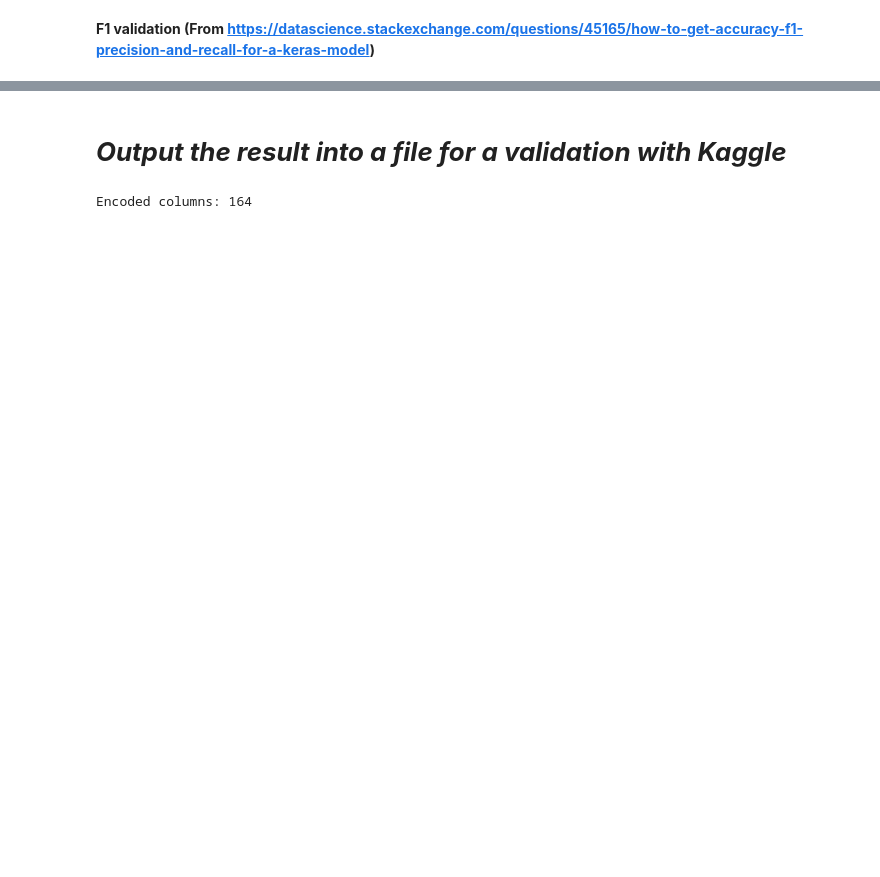
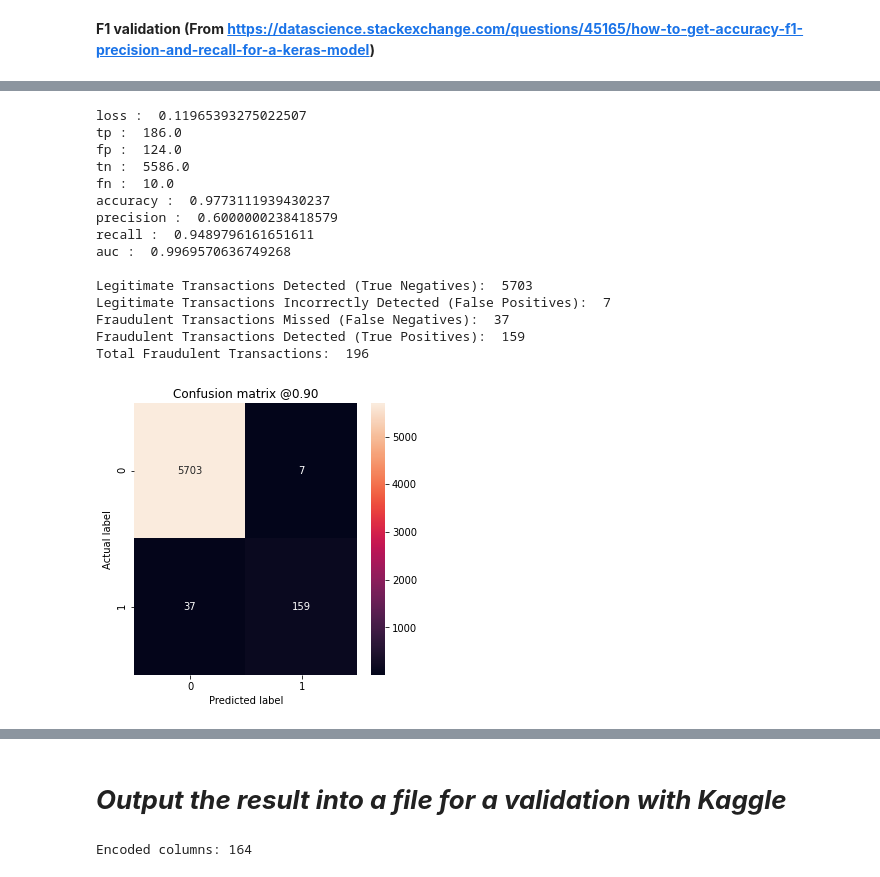
Before and after one commit to aquangnguyen1992/Advanced_Data_Science_Capstone, a Jupyter notebook: Capstone_Project.ipynb, the cells around one changed output, grey strips where cells are left out. Drawn from its saved outputs; the diff is of its cells as text; code cells hidden in the pictures; blank space fills up the shorter version.

```diff
--- a/Capstone_Project.ipynb
+++ b/Capstone_Project.ipynb
@@ -556,8 +576,28 @@ def plot_cm(labels, predictions, p=0.5):
 # %%
-baseline_results = my_model.evaluate(X_test, Y_test,
+#BATCH_SIZE = 256
+baseline_results = new_model.evaluate(X_test, Y_test,
                                   batch_size=BATCH_SIZE, verbose=0)
-for name, value in zip(model.metrics_names, baseline_results):
+for name, value in zip(new_model.metrics_names, baseline_results):
   print(name, ': ', value)
 print()
 
-plot_cm(test_labels, test_predictions_baseline)
+predictions = new_model.predict(X_test, batch_size=BATCH_SIZE, verbose=0)
+
+plot_cm(Y_test, predictions, p=0.9)
+# %% [output]
+loss :  0.11965393275022507
+tp :  186.0
+fp :  124.0
+tn :  5586.0
+fn :  10.0
+accuracy :  0.9773111939430237
+precision :  0.6000000238418579
+recall :  0.9489796161651611
+auc :  0.9969570636749268
+
+Legitimate Transactions Detected (True Negatives):  5703
+Legitimate Transactions Incorrectly Detected (False Positives):  7
+Fraudulent Transactions Missed (False Negatives):  37
+Fraudulent Transactions Detected (True Positives):  159
+Total Fraudulent Transactions:  196
+[figure, added]
```
Also changed, not shown: parts of 13 cells of this notebook.
